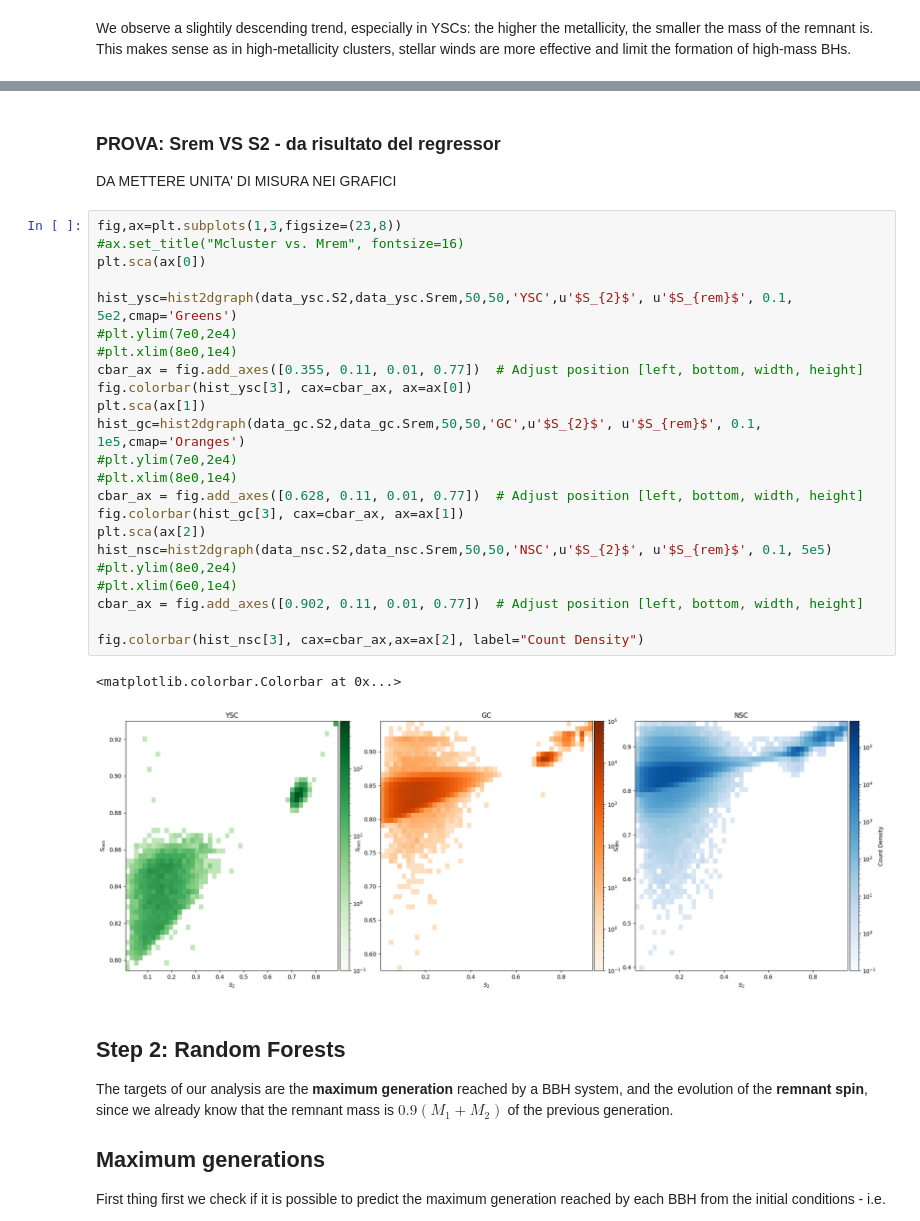
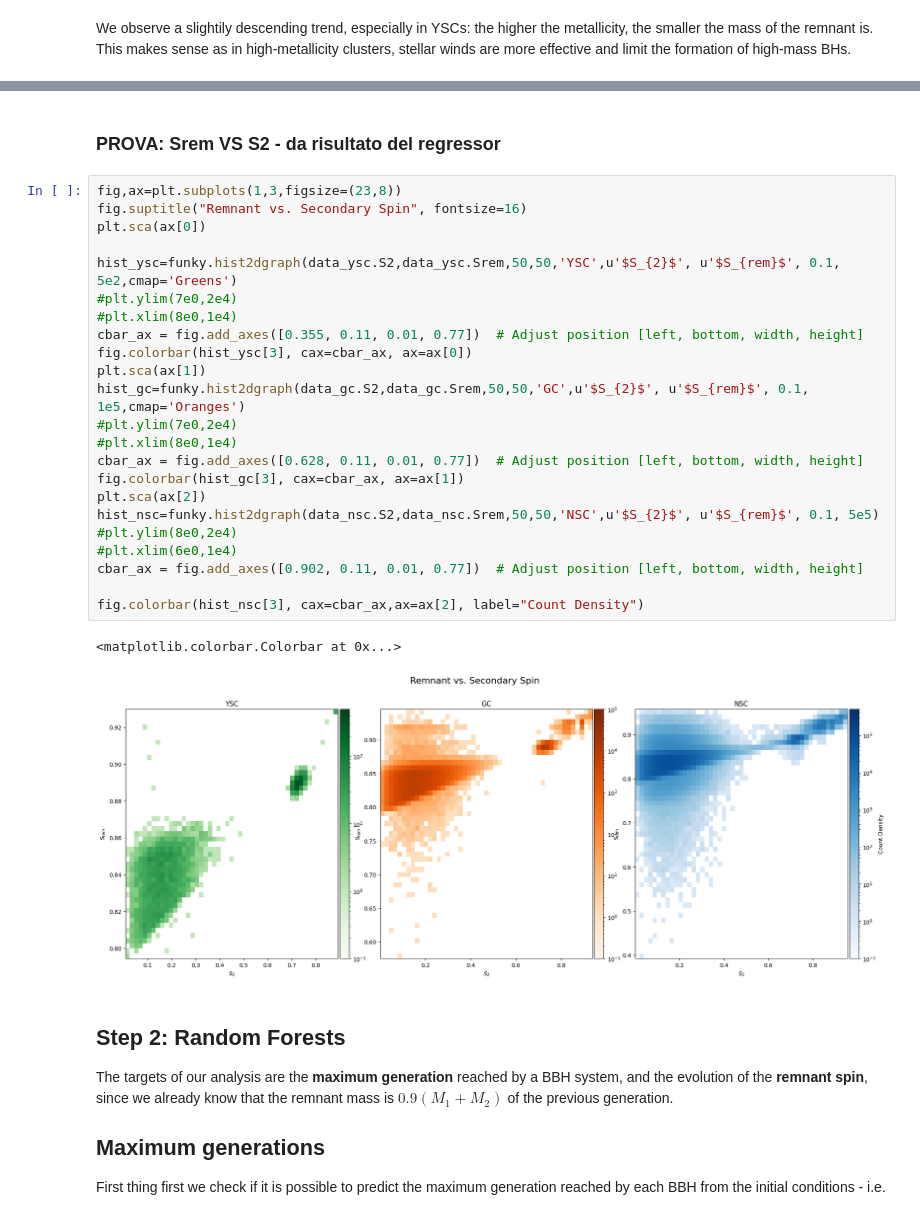
Before and after one commit to BelliLuigi/Hierarchical-mergers-of-black-holes, a Jupyter notebook: merge.ipynb, the cells around one changed output, grey strips where cells are left out. Cells and saved outputs as stored; diff of their text form.

```diff
--- a/merge.ipynb
+++ b/merge.ipynb
@@ -515,32 +580,31 @@ fig.colorbar(hist_nsc[3], cax=cbar_ax,ax=ax[2], label="Count Density")
 # %% [markdown]
 ### PROVA: Srem VS S2 - da risultato del regressor
-DA METTERE UNITA' DI MISURA NEI GRAFICI
 # %%
 fig,ax=plt.subplots(1,3,figsize=(23,8))
-#ax.set_title("Mcluster vs. Mrem", fontsize=16)
+fig.suptitle("Remnant vs. Secondary Spin", fontsize=16)
 plt.sca(ax[0])
 
-hist_ysc=hist2dgraph(data_ysc.S2,data_ysc.Srem,50,50,'YSC',u'$S_{2}$', u'$S_{rem}$', 0.1, 5e2,cmap='Greens')
+hist_ysc=funky.hist2dgraph(data_ysc.S2,data_ysc.Srem,50,50,'YSC',u'$S_{2}$', u'$S_{rem}$', 0.1, 5e2,cmap='Greens')
 #plt.ylim(7e0,2e4)
 #plt.xlim(8e0,1e4)
 cbar_ax = fig.add_axes([0.355, 0.11, 0.01, 0.77])  # Adjust position [left, bottom, width, height]
 fig.colorbar(hist_ysc[3], cax=cbar_ax, ax=ax[0])
 plt.sca(ax[1])
-hist_gc=hist2dgraph(data_gc.S2,data_gc.Srem,50,50,'GC',u'$S_{2}$', u'$S_{rem}$', 0.1, 1e5,cmap='Oranges')
+hist_gc=funky.hist2dgraph(data_gc.S2,data_gc.Srem,50,50,'GC',u'$S_{2}$', u'$S_{rem}$', 0.1, 1e5,cmap='Oranges')
 #plt.ylim(7e0,2e4)
 #plt.xlim(8e0,1e4)
 cbar_ax = fig.add_axes([0.628, 0.11, 0.01, 0.77])  # Adjust position [left, bottom, width, height]
 fig.colorbar(hist_gc[3], cax=cbar_ax, ax=ax[1])
 plt.sca(ax[2])
-hist_nsc=hist2dgraph(data_nsc.S2,data_nsc.Srem,50,50,'NSC',u'$S_{2}$', u'$S_{rem}$', 0.1, 5e5)
+hist_nsc=funky.hist2dgraph(data_nsc.S2,data_nsc.Srem,50,50,'NSC',u'$S_{2}$', u'$S_{rem}$', 0.1, 5e5)
 #plt.ylim(8e0,2e4)
 #plt.xlim(6e0,1e4)
 cbar_ax = fig.add_axes([0.902, 0.11, 0.01, 0.77])  # Adjust position [left, bottom, width, height]
 
 fig.colorbar(hist_nsc[3], cax=cbar_ax,ax=ax[2], label="Count Density")
 # %% [output]
 <matplotlib.colorbar.Colorbar at 0x...>
-[figure, old version]
+[figure, new version]
 # %% [markdown]
 ## Step 2: Random Forests
 The targets of our analysis are the **maximum generation** reached by a BBH system, and the evolution of the **remnant spin**, since we already know that the remnant mass is $0.9 (M_1 + M_2)$ of the previous generation.
```
Also changed, not shown: parts of 10 cells of this notebook.
